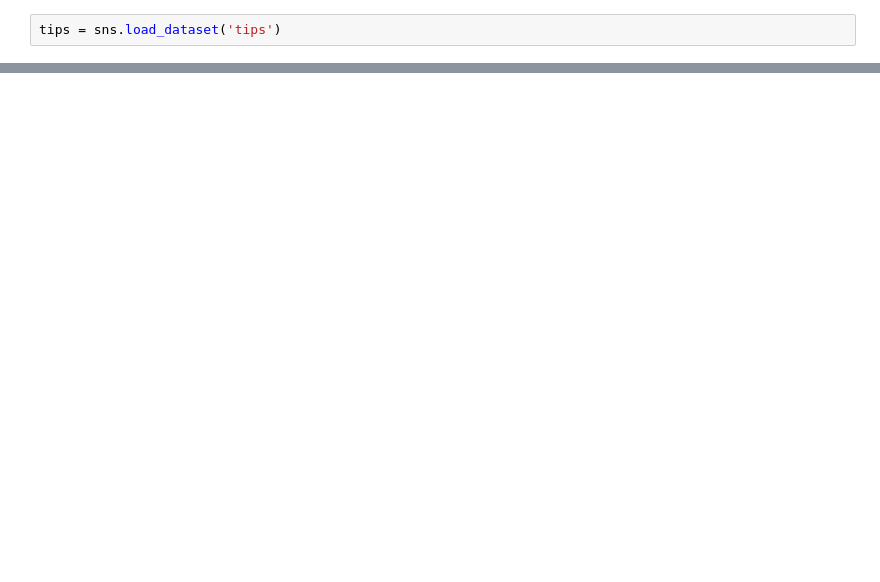
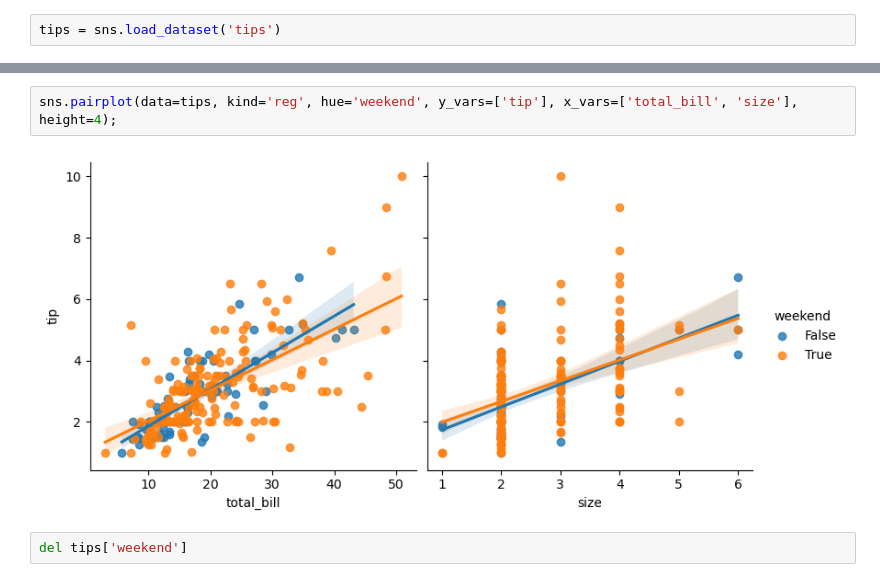
Before and after one commit to sarblohw/py_vizardry_2, a Jupyter notebook: sns_pairplot.ipynb, the cells around one changed output, grey strips where cells are left out. Drawn from its saved outputs; the diff is of its cells as text; blank space fills up the shorter version.

```diff
--- a/sns_pairplot.ipynb
+++ b/sns_pairplot.ipynb
@@ -33,0 +76,6 @@ tips['weekend'] = tips.
+# %%
+sns.pairplot(data=tips, kind='reg', hue='weekend', y_vars=['tip'], x_vars=['total_bill', 'size'], height=4);
+# %% [output]
+[figure, added]
+# %%
+del tips['weekend']
```
Also changed, not shown: parts of 24 cells of this notebook, 2 other files.
